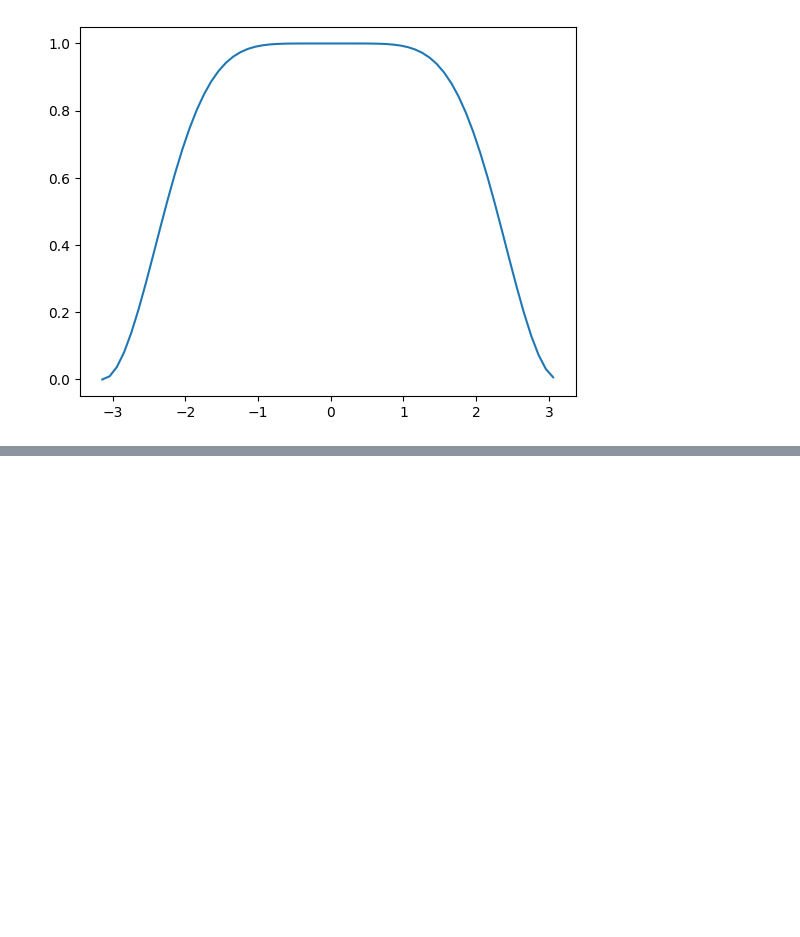
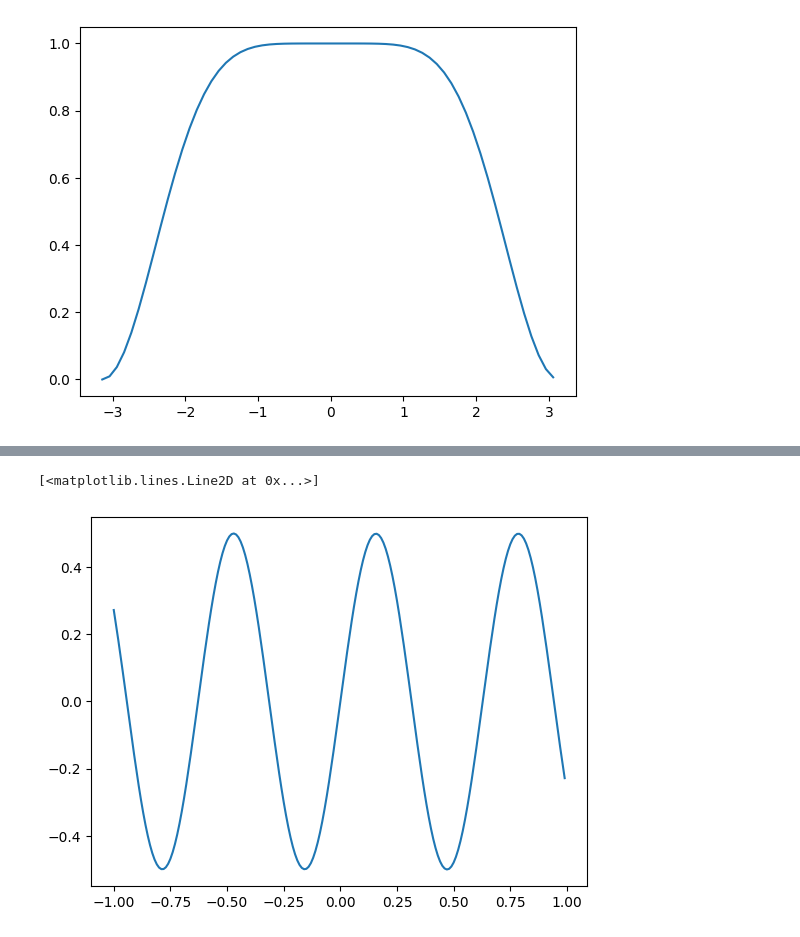
Before and after one commit to thilomueller/Seminar-Quantum-Computing, a Jupyter notebook: QSP.ipynb, the cells around one changed output, grey strips where cells are left out. Cells and saved outputs as stored; diff of their text form; code cells hidden in the pictures; blank space fills up the shorter version.

```diff
--- a/QSP.ipynb
+++ b/QSP.ipynb
@@ -101,0 +176,11 @@ plt.show()
+# %%
+plus_state = np.array([[1], [1]]) / np.sqrt(2)
+
+theta_vec_bb1 = np.arange(start=-1, stop=1, step=0.01)
+
+transformation = [(np.conj(plus_state).T @ QSP(sin_pcoeffs, a) @ plus_state)[0][0] for a in theta_vec_bb1]
+
+plt.plot(theta_vec_bb1, transformation)
+# %% [output]
+[<matplotlib.lines.Line2D at 0x...>]
+[figure, added]
```
Also changed, not shown: parts of 9 cells of this notebook, 2 other files.
